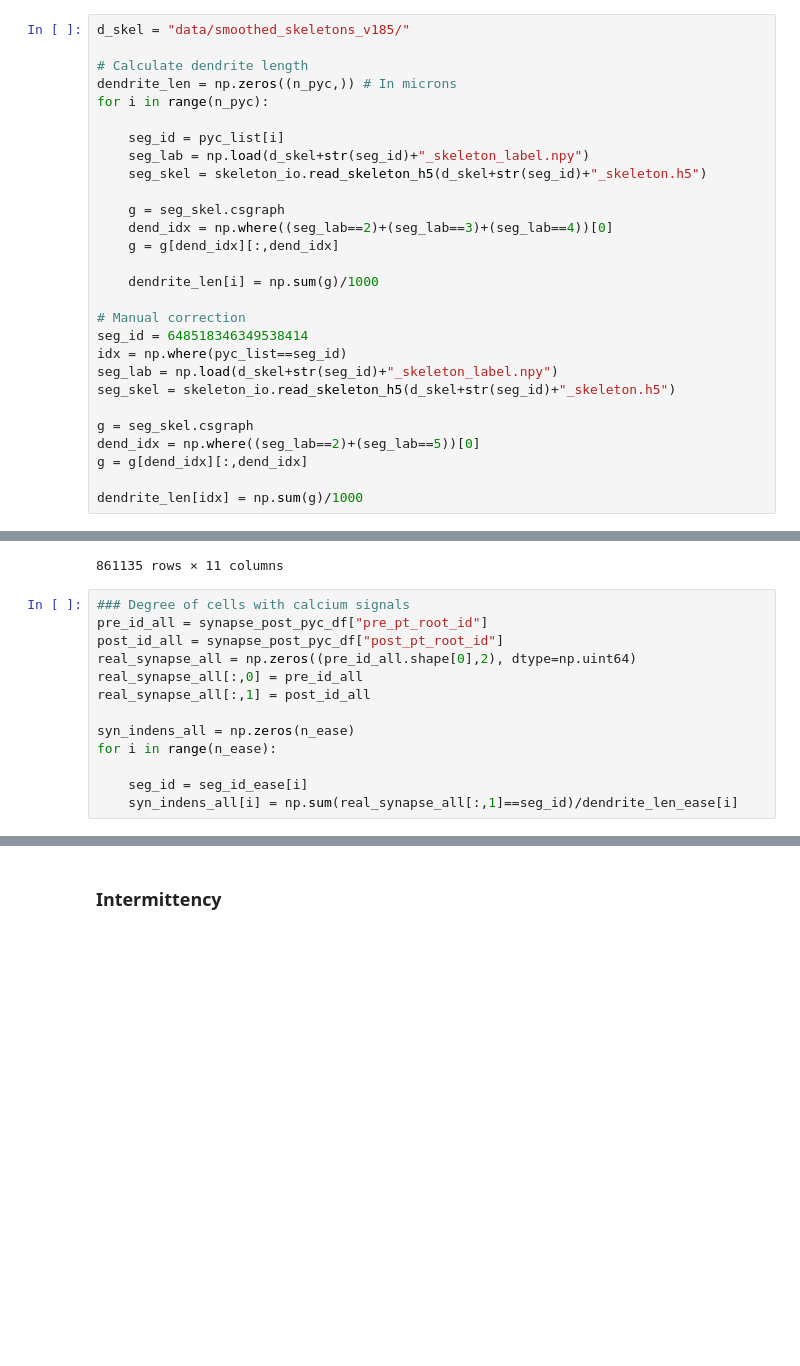
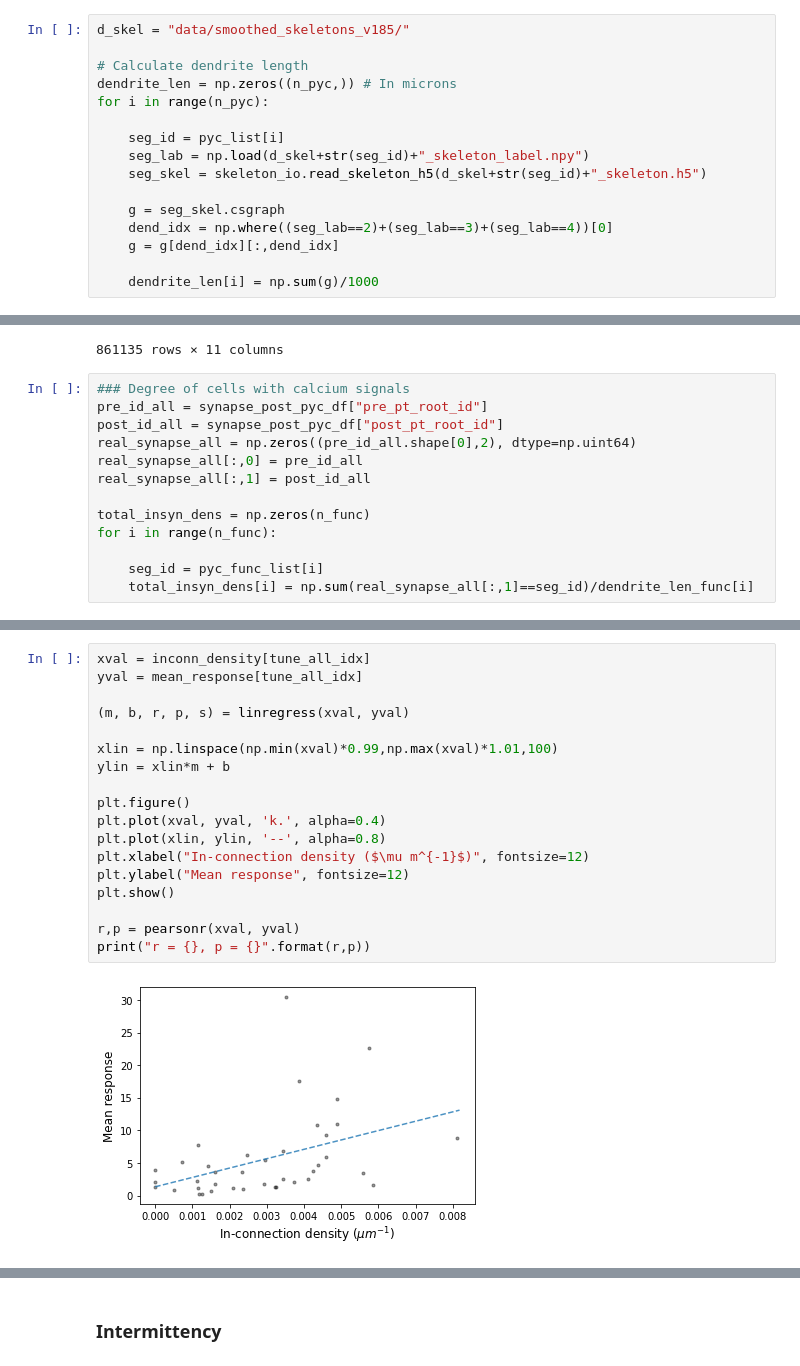
Before and after one commit to AllenInstitute/MicronsBinder, a Jupyter notebook: notebooks/multiscale/function/intermittency_analysis.ipynb, the cells around one changed output, grey strips where cells are left out. Saved outputs shown, nothing was run; the diff lists cells and outputs as text; blank space fills up the shorter version.

```diff
--- a/notebooks/multiscale/function/intermittency_analysis.ipynb
+++ b/notebooks/multiscale/function/intermittency_analysis.ipynb
@@ -175,18 +227,6 @@ for i in range(n_pyc):
     g = g[dend_idx][:,dend_idx]
 
     dendrite_len[i] = np.sum(g)/1000
-
-# Manual correction
-seg_id = 648518346349538414
-idx = np.where(pyc_list==seg_id)
-seg_lab = np.load(d_skel+str(seg_id)+"_skeleton_label.npy")
-seg_skel = skeleton_io.read_skeleton_h5(d_skel+str(seg_id)+"_skeleton.h5")
-
-g = seg_skel.csgraph
-dend_idx = np.where((seg_lab==2)+(seg_lab==5))[0]
-g = g[dend_idx][:,dend_idx]
-
-dendrite_len[idx] = np.sum(g)/1000
 # %%
 dendrite_len_func = np.zeros(n_func)
 for i in range(n_func):
@@ -297,8 +333,8 @@ real_synapse_all = np.zeros((pre_id_all.shape[0],2), dtype=np.uint64)
 real_synapse_all[:,0] = pre_id_all
 real_synapse_all[:,1] = post_id_all
 
-syn_indens_all = np.zeros(n_ease)
-for i in range(n_ease):
+total_insyn_dens = np.zeros(n_func)
+for i in range(n_func):
 
-    seg_id = seg_id_ease[i]
-    syn_indens_all[i] = np.sum(real_synapse_all[:,1]==seg_id)/dendrite_len_ease[i]
+    seg_id = pyc_func_list[i]
+    total_insyn_dens[i] = np.sum(real_synapse_all[:,1]==seg_id)/dendrite_len_func[i]
@@ -306,0 +459,20 @@ for i in range(n_ease):
+# %%
+xval = inconn_density[tune_all_idx]
+yval = mean_response[tune_all_idx]
+
+(m, b, r, p, s) = linregress(xval, yval)
+
+xlin = np.linspace(np.min(xval)*0.99,np.max(xval)*1.01,100)
+ylin = xlin*m + b
+
+plt.figure()
+plt.plot(xval, yval, 'k.', alpha=0.4)
+plt.plot(xlin, ylin, '--', alpha=0.8)
+plt.xlabel("In-connection density ($\mu m^{-1}$)", fontsize=12)
+plt.ylabel("Mean response", fontsize=12)
+plt.show()
+
+r,p = pearsonr(xval, yval)
+print("r = {}, p = {}".format(r,p))
+# %% [output]
+[figure, added]
```
Also changed, not shown: parts of 51 cells of this notebook.
